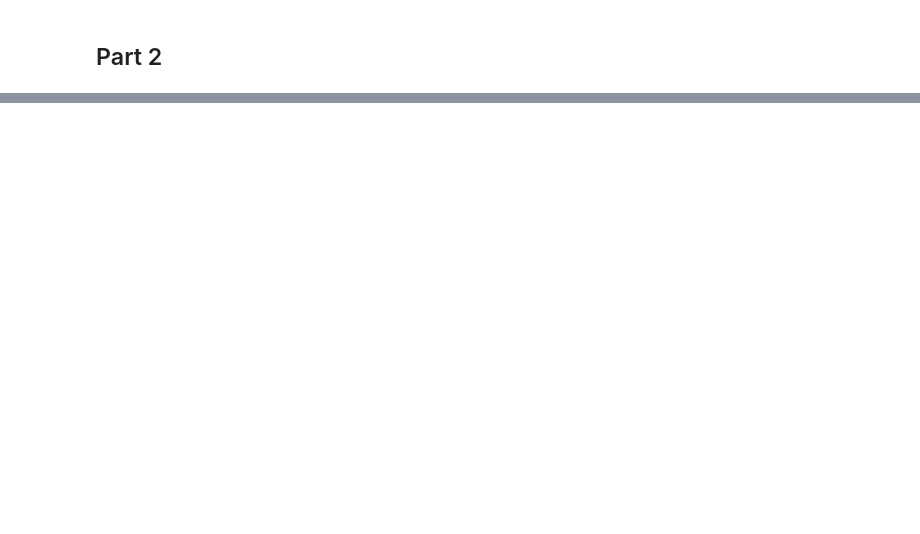
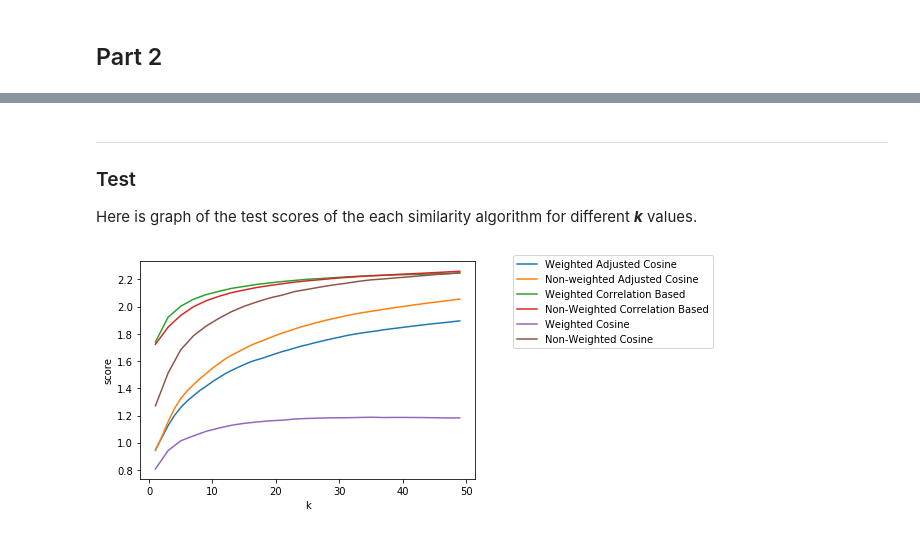
Before and after one commit to honorlessman/book_recommendation, a Jupyter notebook: report/report.ipynb, the cells around one changed output, grey strips where cells are left out. Saved outputs shown, nothing was run; the diff lists cells and outputs as text; code cells hidden in the pictures; blank space fills up the shorter version.

```diff
--- a/report/report.ipynb
+++ b/report/report.ipynb
@@ -127,0 +193,8 @@ Only issue is this actually somehow improves the non-weighted score more than we
+# %% [markdown]
+***
+### Test
+Here is graph of the test scores of the each similarity algorithm for different ___k___ values.
+# %%
+graph([(test_adj_scores[0], test_adj_scores[1], "Weighted Adjusted Cosine "),(test_adj_scores[0], test_adj_scores[2], "Non-weighted Adjusted Cosine"), (test_corr_scores[0], test_corr_scores[1], "Weighted Correlation Based"), (test_corr_scores[0], test_corr_scores[2], "Non-Weighted Correlation Based"), (test_cos_scores[0], test_cos_scores[1], "Weighted Cosine"), (test_cos_scores[0], test_cos_scores[2], "Non-Weighted Cosine")], test_adj_scores[3])
+# %% [output]
+[figure, added]
```
Also changed, not shown: parts of 17 cells of this notebook, 24 other files.
